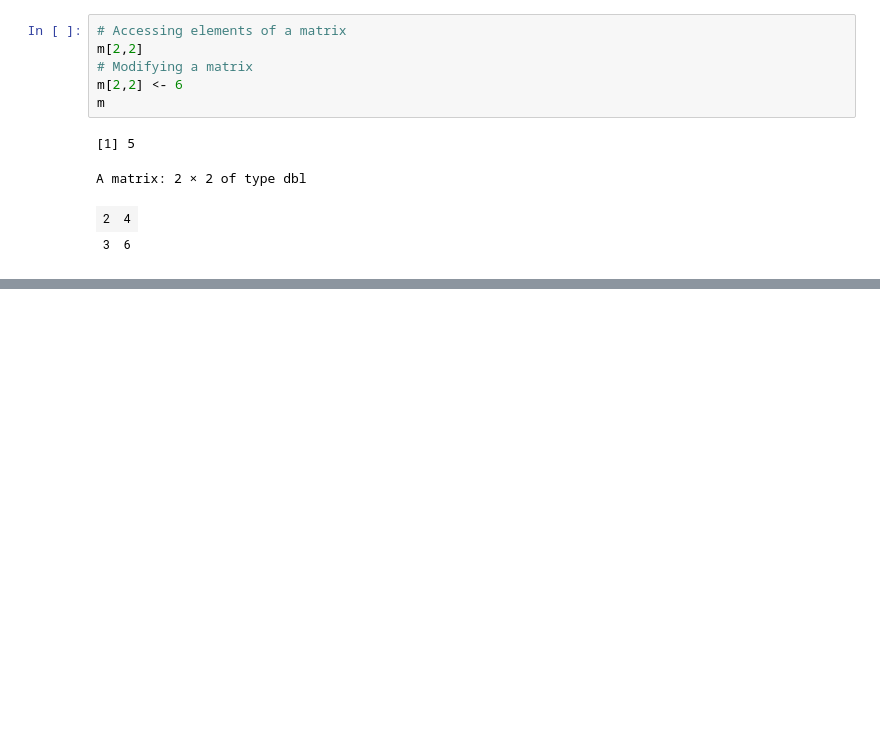
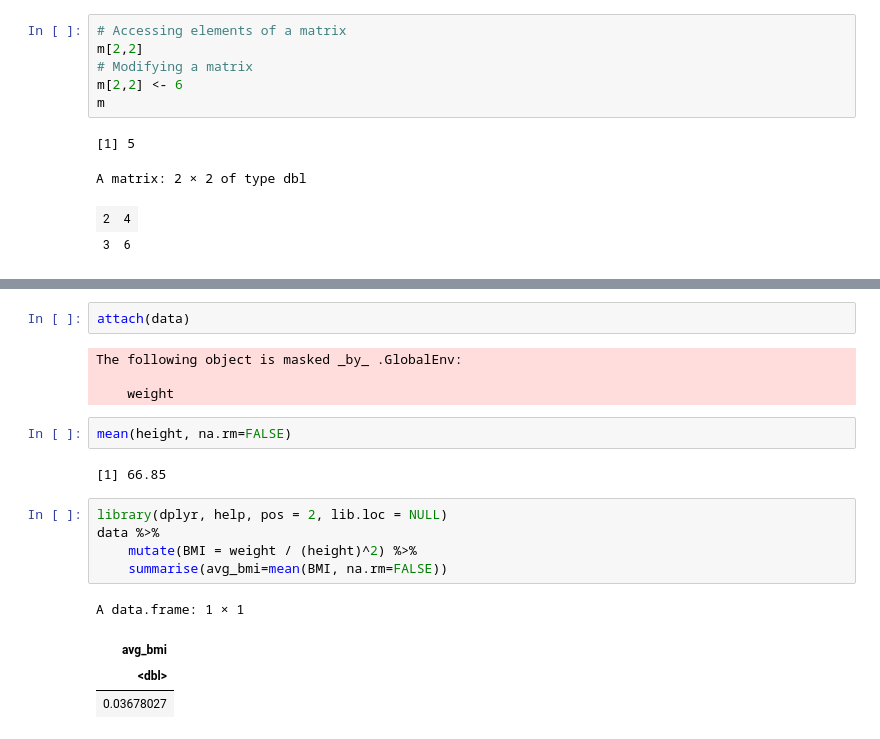
Before and after one commit to Victor-Mufasa/Computer-Interactive-Statistics, a Jupyter notebook: index.ipynb, the cells around one changed output, grey strips where cells are left out. Drawn from its saved outputs; the diff is of its cells as text; blank space fills up the shorter version.

```diff
--- a/index.ipynb
+++ b/index.ipynb
@@ -239,0 +303,20 @@ Has the following parameters;
+# %%
+attach(data)
+# %% [output]
+The following object is masked _by_ .GlobalEnv:
+
+    weight
+# %%
+mean(height, na.rm=FALSE)
+# %% [output]
+[1] 66.85
+# %%
+library(dplyr, help, pos = 2, lib.loc = NULL)
+data %>%
+    mutate(BMI = weight / (height)^2) %>%
+    summarise(avg_bmi=mean(BMI, na.rm=FALSE))
+# %% [output]
+A data.frame: 1 × 1
+| avg_bmi |
+| <dbl> |
+| 0.03678027 |
```
Also changed, not shown: parts of 8 cells of this notebook.
